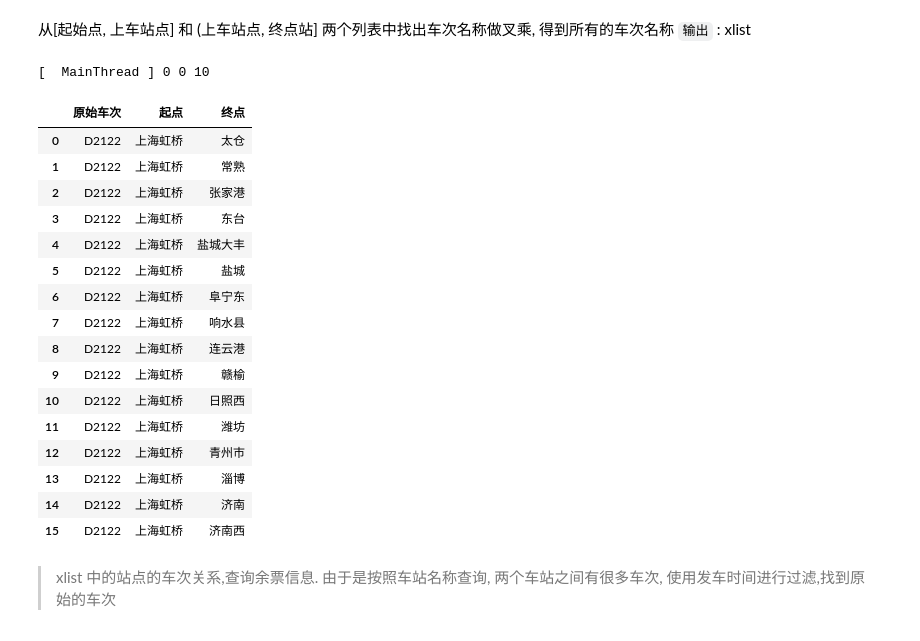
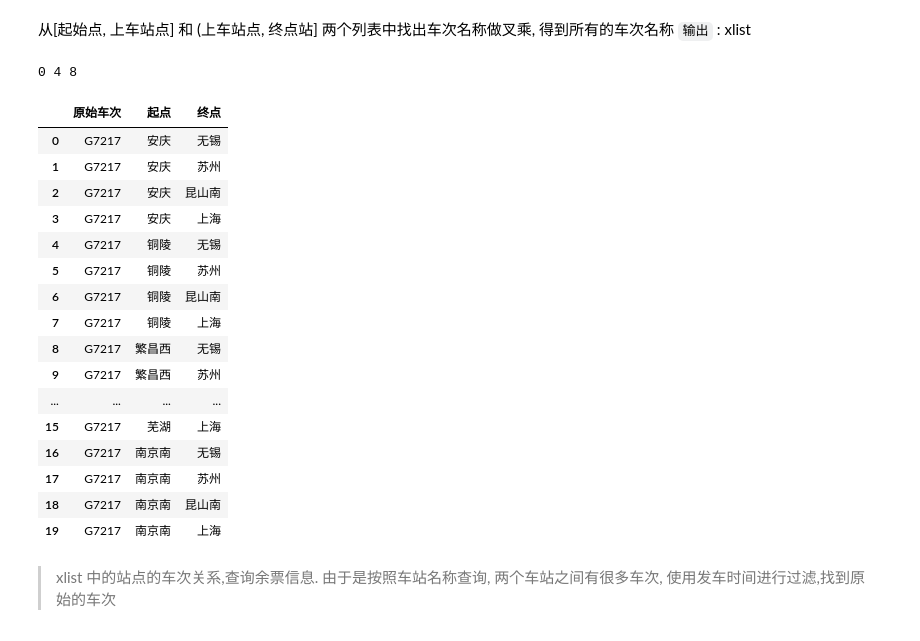
Before and after one commit to elroy93/12306spy, a Jupyter notebook: main.ipynb, the cells around one changed output. Saved outputs shown, nothing was run; the diff lists cells and outputs as text; code cells hidden in the pictures.

```diff
--- a/main.ipynb
+++ b/main.ipynb
@@ -1,17 +1,19 @@
 # %%
 import httpx
 import orjson
+
 # 定义变量
 import pandas as pd
-pd.set_option('display.max_columns', None)
-pd.set_option('display.max_rows', None)
-pd.set_option('max_colwidth',1000)
 
-#起始站-终点站,日期,车次
-station_start = "上海"
-station_end = "赣榆"
-date = "2024-02-08"
-filter_train_names = ["D2122"]
+pd.set_option("display.max_columns", None)
+pd.set_option("display.max_rows", None)
+pd.set_option("max_colwidth", 1000)
+
+# 起始站-终点站,日期,车次
+station_start = "南京南"
+station_end = "上海"
+date = "2024-02-17"
+filter_train_names = ["G7217"]
 
 print("查询车次信息")
 # %% [output]
@@ -159,7 +190,9 @@ data = orjson.loads(text)
 TrainItems_all = data["ResponseBody"]["TrainItems"]
 
 # filter_train_names
-TrainItems = [item for item in TrainItems_all if item["TrainName"] in filter_train_names]
+TrainItems = [
+    item for item in TrainItems_all if item["TrainName"] in filter_train_names
+]
 
 train_items_df = transform_booking_train_items_info_to_dataframe(TrainItems)
 train_items_df.insert(0, "起点站", station_start)
@@ -174,15 +207,22 @@ train_items_df
 `输出` : item_stop_list_stations
 # %%
 train_item = TrainItems[0]
-station_start = train_item['StartStationName']
-station_end = train_item['EndStationName']
+station_start = train_item["StartStationName"]
+station_end = train_item["EndStationName"]
 # 获取二等座价格
 train_item_second_price = next(
-    (ticket["Price"] for ticket in train_item["TicketResult"]["TicketItems"] if ticket["SeatTypeName"] == "二等座"),
-    None)
+    (
+        ticket["Price"]
+        for ticket in train_item["TicketResult"]["TicketItems"]
+        if ticket["SeatTypeName"] == "二等座"
+    ),
+    None,
+)
 transform_booking_train_items_info_to_dataframe([train_item])
 
-item_stop_list_stations = query_stop_station_list(train_item["TrainName"], date, station_start, station_end)
+item_stop_list_stations = query_stop_station_list(
+    train_item["TrainName"], date, station_start, station_end
+)
 
 item_stop_list_station_df = pd.DataFrame(item_stop_list_stations)
 item_stop_list_station_df.insert(0, "车次", train_item["TrainName"])
@@ -270,44 +288,44 @@ pd.DataFrame(item_stop_station_names, columns=["站名"])
 # %%
 # 按照起点名和终点名分成两个列表, 进行叉乘, 使用包含, 而不是index, 因为名字可能不一样,但是一定包含
 start_station_index = 0  # 和middle_station_index可能相同
 middle_station_index = 0  # 和end_station_index一定不同
 end_station_index = 0
-for (index, station_name) in enumerate(item_stop_station_names):
+for index, station_name in enumerate(item_stop_station_names):
     if station_start in station_name:
         middle_station_index = index
     if station_end in station_name:
         end_station_index = index
 # 两个队列的叉乘
 print(start_station_index, middle_station_index, end_station_index)
 xlist = []
 
 index_generator = (i for i in range(0, 10000000))
 for i in range(start_station_index, middle_station_index + 1):
     for j in range(middle_station_index + 1, len(item_stop_station_names)):
         xlist.append([item_stop_station_names[i], item_stop_station_names[j]])
 
 xlist_df = pd.DataFrame(xlist, columns=["起点", "终点"])
 xlist_df.insert(0, "原始车次", train_item["TrainName"])
 xlist_df
 # %% [output]
-[  MainThread ] 0 0 10
+0 4 8
 |  | 原始车次 | 起点 | 终点 |
-| 0 | D2122 | 上海虹桥 | 太仓 |
-| 1 | D2122 | 上海虹桥 | 常熟 |
-| 2 | D2122 | 上海虹桥 | 张家港 |
-| 3 | D2122 | 上海虹桥 | 东台 |
-| 4 | D2122 | 上海虹桥 | 盐城大丰 |
-| 5 | D2122 | 上海虹桥 | 盐城 |
-| 6 | D2122 | 上海虹桥 | 阜宁东 |
-| 7 | D2122 | 上海虹桥 | 响水县 |
-| 8 | D2122 | 上海虹桥 | 连云港 |
-| 9 | D2122 | 上海虹桥 | 赣榆 |
-| 10 | D2122 | 上海虹桥 | 日照西 |
-| 11 | D2122 | 上海虹桥 | 潍坊 |
-| 12 | D2122 | 上海虹桥 | 青州市 |
-| 13 | D2122 | 上海虹桥 | 淄博 |
-| 14 | D2122 | 上海虹桥 | 济南 |
-| 15 | D2122 | 上海虹桥 | 济南西 |
+| 0 | G7217 | 安庆 | 无锡 |
+| 1 | G7217 | 安庆 | 苏州 |
+| 2 | G7217 | 安庆 | 昆山南 |
+| 3 | G7217 | 安庆 | 上海 |
+| 4 | G7217 | 铜陵 | 无锡 |
+| 5 | G7217 | 铜陵 | 苏州 |
+| 6 | G7217 | 铜陵 | 昆山南 |
+| 7 | G7217 | 铜陵 | 上海 |
+| 8 | G7217 | 繁昌西 | 无锡 |
+| 9 | G7217 | 繁昌西 | 苏州 |
+| ... | ... | ... | ... |
+| 15 | G7217 | 芜湖 | 上海 |
+| 16 | G7217 | 南京南 | 无锡 |
+| 17 | G7217 | 南京南 | 苏州 |
+| 18 | G7217 | 南京南 | 昆山南 |
+| 19 | G7217 | 南京南 | 上海 |
 # %% [markdown]
 > xlist 中的站点的车次关系,查询余票信息. 由于是按照车站名称查询, 两个车站之间有很多车次, 使用发车时间进行过滤,找到原始的车次
 # %%
```
Also changed, not shown: parts of 10 cells of this notebook, 2 other files.
